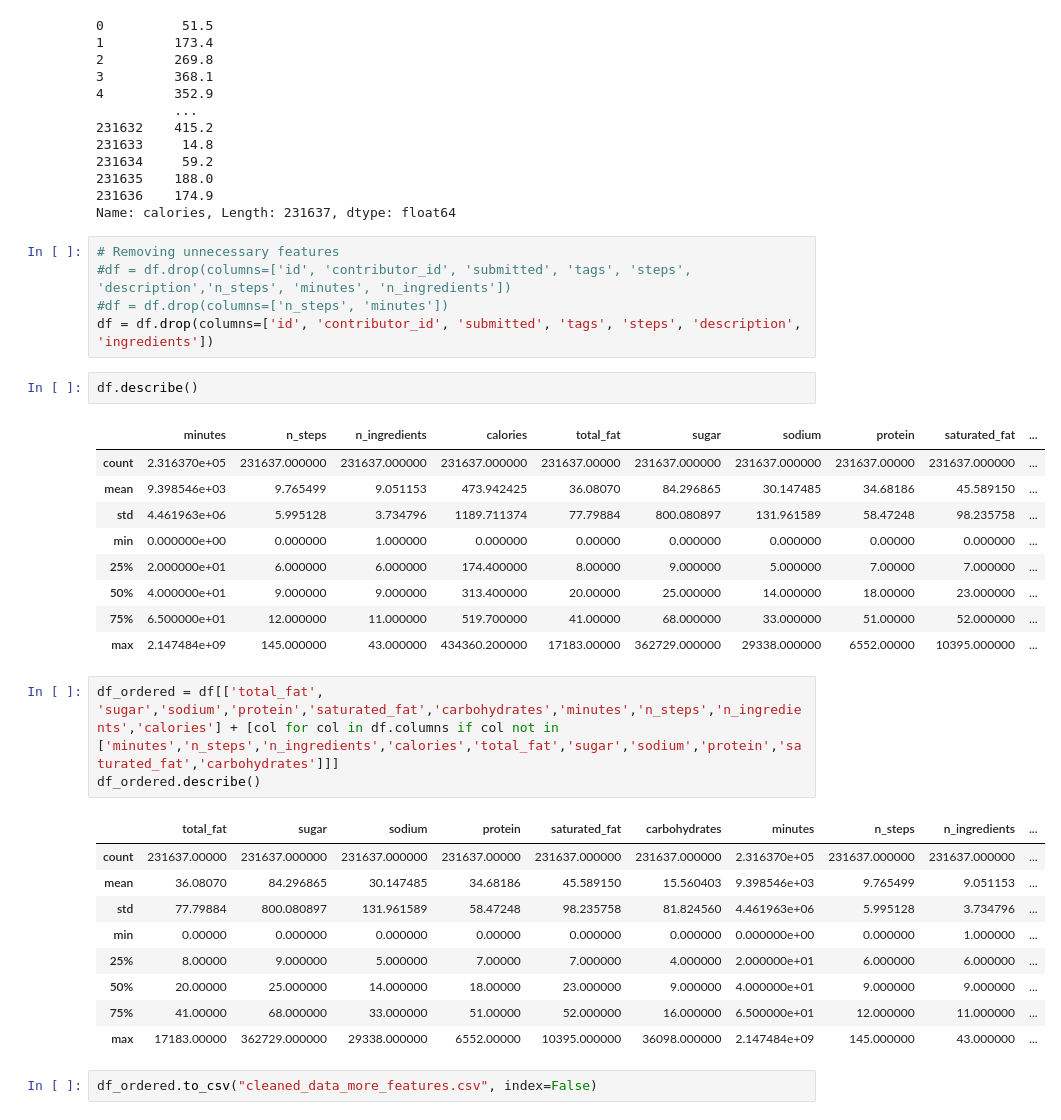
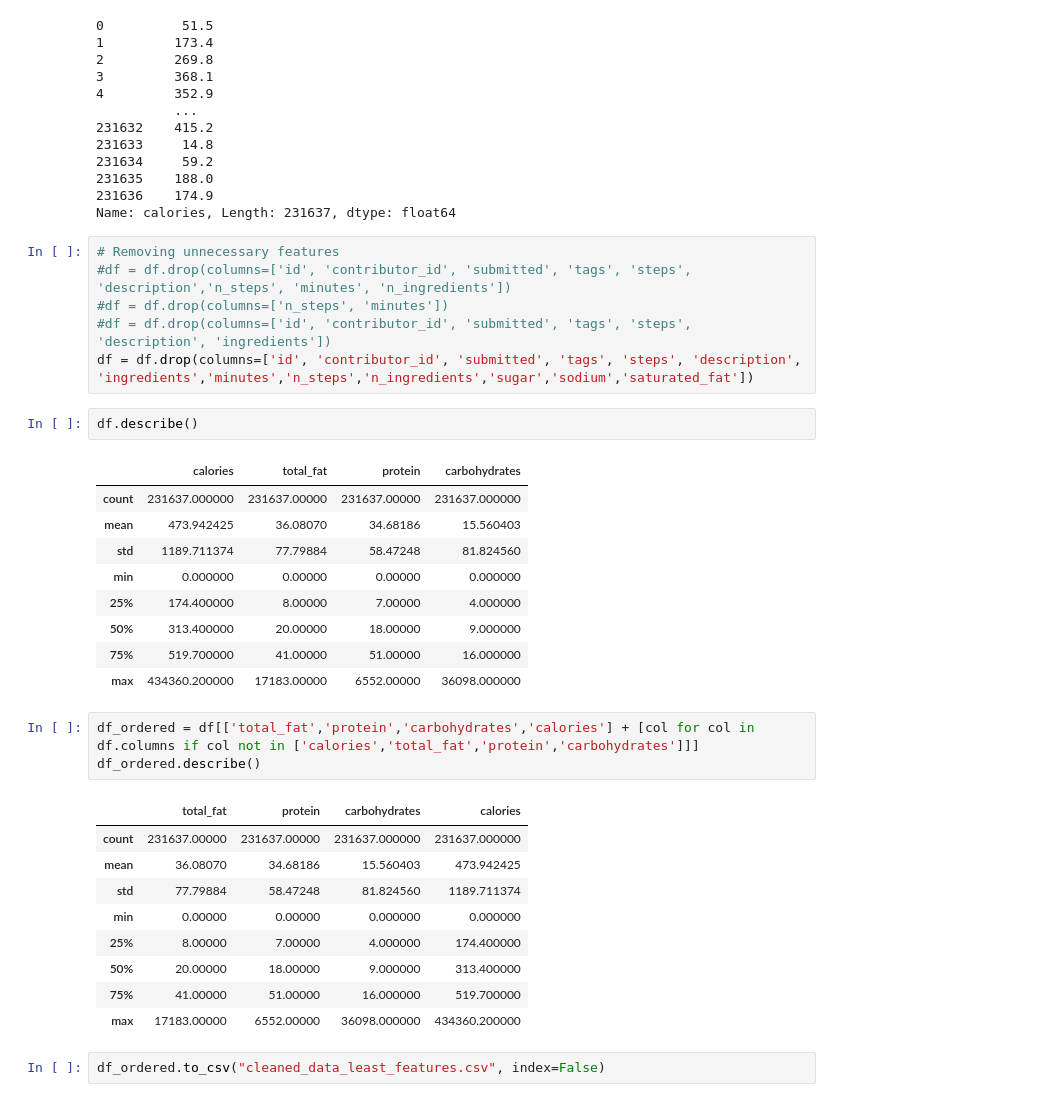
Before and after one commit to zaltirkawi/ML-Calorie-Predictor, a Jupyter notebook: data_preprocessing.ipynb, the cells around one changed output. Cells and saved outputs as stored; diff of their text form.

```diff
--- a/data_preprocessing.ipynb
+++ b/data_preprocessing.ipynb
@@ -101,31 +101,32 @@ Name: calories, Length: 231637, dtype: float64
 # Removing unnecessary features
 #df = df.drop(columns=['id', 'contributor_id', 'submitted', 'tags', 'steps', 'description','n_steps', 'minutes', 'n_ingredients'])
 #df = df.drop(columns=['n_steps', 'minutes'])
-df = df.drop(columns=['id', 'contributor_id', 'submitted', 'tags', 'steps', 'description', 'ingredients'])
+#df = df.drop(columns=['id', 'contributor_id', 'submitted', 'tags', 'steps', 'description', 'ingredients'])
+df = df.drop(columns=['id', 'contributor_id', 'submitted', 'tags', 'steps', 'description', 'ingredients','minutes','n_steps','n_ingredients','sugar','sodium','saturated_fat'])
 # %%
 df.describe()
 # %% [output]
-|  | minutes | n_steps | n_ingredients | calories | total_fat | sugar | sodium | protein | saturated_fat | ... |
-| count | 2.316370e+05 | 231637.000000 | 231637.000000 | 231637.000000 | 231637.00000 | 231637.000000 | 231637.000000 | 231637.00000 | 231637.000000 | ... |
-| mean | 9.398546e+03 | 9.765499 | 9.051153 | 473.942425 | 36.08070 | 84.296865 | 30.147485 | 34.68186 | 45.589150 | ... |
-| std | 4.461963e+06 | 5.995128 | 3.734796 | 1189.711374 | 77.79884 | 800.080897 | 131.961589 | 58.47248 | 98.235758 | ... |
-| min | 0.000000e+00 | 0.000000 | 1.000000 | 0.000000 | 0.00000 | 0.000000 | 0.000000 | 0.00000 | 0.000000 | ... |
-| 25% | 2.000000e+01 | 6.000000 | 6.000000 | 174.400000 | 8.00000 | 9.000000 | 5.000000 | 7.00000 | 7.000000 | ... |
-| 50% | 4.000000e+01 | 9.000000 | 9.000000 | 313.400000 | 20.00000 | 25.000000 | 14.000000 | 18.00000 | 23.000000 | ... |
-| 75% | 6.500000e+01 | 12.000000 | 11.000000 | 519.700000 | 41.00000 | 68.000000 | 33.000000 | 51.00000 | 52.000000 | ... |
-| max | 2.147484e+09 | 145.000000 | 43.000000 | 434360.200000 | 17183.00000 | 362729.000000 | 29338.000000 | 6552.00000 | 10395.000000 | ... |
+|  | calories | total_fat | protein | carbohydrates |
+| count | 231637.000000 | 231637.00000 | 231637.00000 | 231637.000000 |
+| mean | 473.942425 | 36.08070 | 34.68186 | 15.560403 |
+| std | 1189.711374 | 77.79884 | 58.47248 | 81.824560 |
+| min | 0.000000 | 0.00000 | 0.00000 | 0.000000 |
+| 25% | 174.400000 | 8.00000 | 7.00000 | 4.000000 |
+| 50% | 313.400000 | 20.00000 | 18.00000 | 9.000000 |
+| 75% | 519.700000 | 41.00000 | 51.00000 | 16.000000 |
+| max | 434360.200000 | 17183.00000 | 6552.00000 | 36098.000000 |
 # %%
-df_ordered = df[['total_fat', 'sugar','sodium','protein','saturated_fat','carbohydrates','minutes','n_steps','n_ingredients','calories'] + [col for col in df.columns if col not in ['minutes','n_steps','n_ingredients','calories','total_fat','sugar','sodium','protein','saturated_fat','carbohydrates']]]
+df_ordered = df[['total_fat','protein','carbohydrates','calories'] + [col for col in df.columns if col not in ['calories','total_fat','protein','carbohydrates']]]
 df_ordered.describe()
 # %% [output]
-|  | total_fat | sugar | sodium | protein | saturated_fat | carbohydrates | minutes | n_steps | n_ingredients | ... |
-| count | 231637.00000 | 231637.000000 | 231637.000000 | 231637.00000 | 231637.000000 | 231637.000000 | 2.316370e+05 | 231637.000000 | 231637.000000 | ... |
-| mean | 36.08070 | 84.296865 | 30.147485 | 34.68186 | 45.589150 | 15.560403 | 9.398546e+03 | 9.765499 | 9.051153 | ... |
-| std | 77.79884 | 800.080897 | 131.961589 | 58.47248 | 98.235758 | 81.824560 | 4.461963e+06 | 5.995128 | 3.734796 | ... |
-| min | 0.00000 | 0.000000 | 0.000000 | 0.00000 | 0.000000 | 0.000000 | 0.000000e+00 | 0.000000 | 1.000000 | ... |
-| 25% | 8.00000 | 9.000000 | 5.000000 | 7.00000 | 7.000000 | 4.000000 | 2.000000e+01 | 6.000000 | 6.000000 | ... |
-| 50% | 20.00000 | 25.000000 | 14.000000 | 18.00000 | 23.000000 | 9.000000 | 4.000000e+01 | 9.000000 | 9.000000 | ... |
-| 75% | 41.00000 | 68.000000 | 33.000000 | 51.00000 | 52.000000 | 16.000000 | 6.500000e+01 | 12.000000 | 11.000000 | ... |
-| max | 17183.00000 | 362729.000000 | 29338.000000 | 6552.00000 | 10395.000000 | 36098.000000 | 2.147484e+09 | 145.000000 | 43.000000 | ... |
+|  | total_fat | protein | carbohydrates | calories |
+| count | 231637.00000 | 231637.00000 | 231637.000000 | 231637.000000 |
+| mean | 36.08070 | 34.68186 | 15.560403 | 473.942425 |
+| std | 77.79884 | 58.47248 | 81.824560 | 1189.711374 |
+| min | 0.00000 | 0.00000 | 0.000000 | 0.000000 |
+| 25% | 8.00000 | 7.00000 | 4.000000 | 174.400000 |
+| 50% | 20.00000 | 18.00000 | 9.000000 | 313.400000 |
+| 75% | 41.00000 | 51.00000 | 16.000000 | 519.700000 |
+| max | 17183.00000 | 6552.00000 | 36098.000000 | 434360.200000 |
 # %%
-df_ordered.to_csv("cleaned_data_more_features.csv", index=False)
+df_ordered.to_csv("cleaned_data_least_features.csv", index=False)
```
Also changed, not shown: 4 other files.
